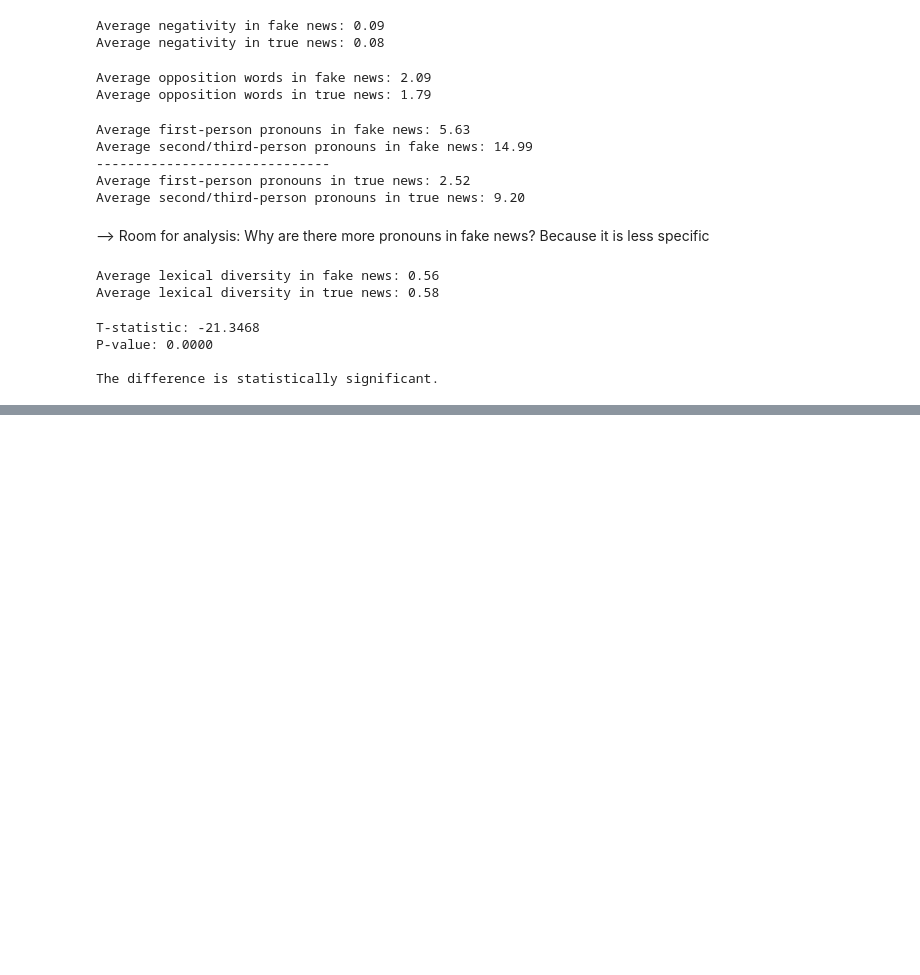
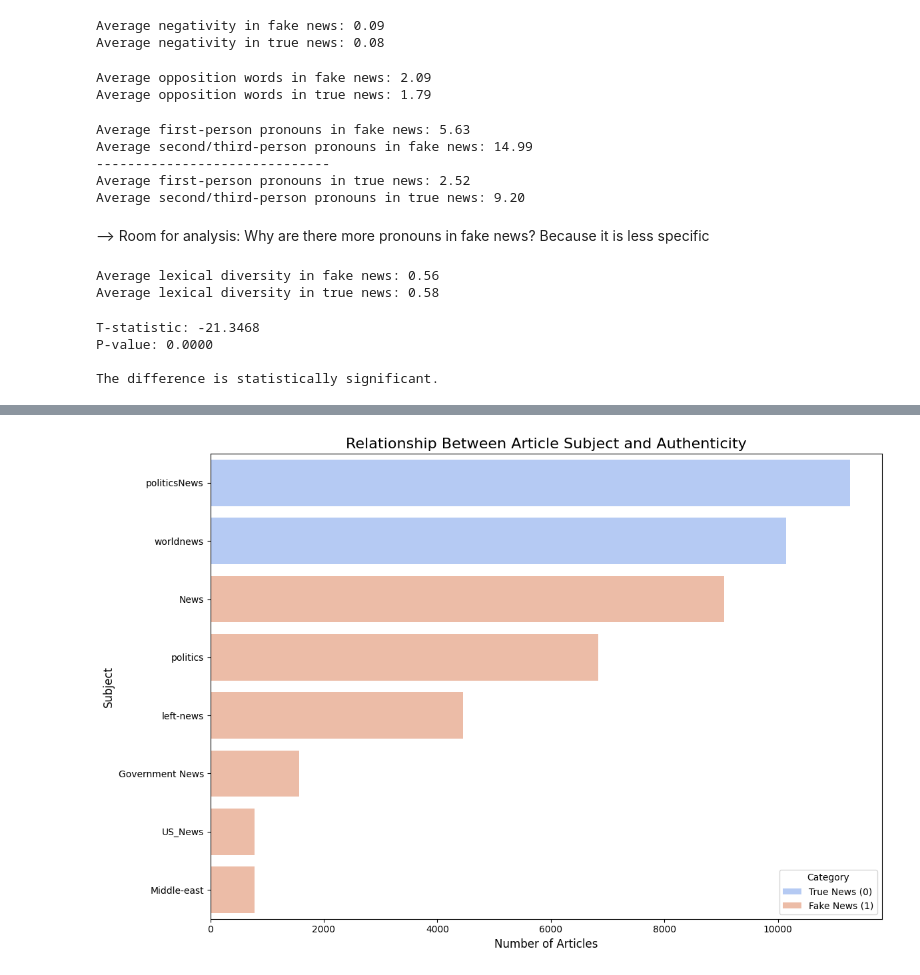
Before and after one commit to rhodemilk/fakeornah, a Jupyter notebook: FakeOrReal.ipynb, the cells around one changed output, grey strips where cells are left out. Drawn from its saved outputs; the diff is of its cells as text; code cells hidden in the pictures; blank space fills up the shorter version.

```diff
--- a/FakeOrReal.ipynb
+++ b/FakeOrReal.ipynb
@@ -251,0 +317,89 @@ The difference is statistically significant.
+# %%
+# --- Prepare a combined DataFrame for analysis ---
+# Create a target column 'is_fake' (1 for fake, 0 for true)
+df_fake['is_fake'] = 1
+df_true['is_fake'] = 0
+
+# Combine into a single DataFrame
+df_combined = pd.concat([df_fake, df_true], ignore_index=True)
+print(f"Combined DataFrame created with {len(df_combined)} total articles.")
+
+
+# =============================================================================
+# 2. ANALYSIS OF 'subject' (CATEGORICAL DATA)
+# =============================================================================
+print("\n--- Analyzing the 'subject' column ---")
+plt.figure(figsize=(12, 8))
+sns.countplot(y='subject', hue='is_fake', data=df_combined, palette='coolwarm', order=df_combined['subject'].value_counts().index)
+
+plt.title('Relationship Between Article Subject and Authenticity', fontsize=16)
+plt.xlabel('Number of Articles', fontsize=12)
+plt.ylabel('Subject', fontsize=12)
+plt.legend(title='Category', labels=['True News (0)', 'Fake News (1)'])
+plt.tight_layout()
+plt.show()
+
+
+# =============================================================================
+# 3. ANALYSIS OF 'date' (TIME-SERIES DATA)
+# =============================================================================
+print("\n--- Analyzing the 'date' column ---")
+# Ensure 'date' is a proper datetime object for time-series analysis
+df_combined['date'] = pd.to_datetime(df_combined['date'], errors='coerce')
+df_combined.dropna(subset=['date'], inplace=True)
+
+# Group data by month and count the number of fake vs. true articles
+df_plot = df_combined.set_index('date')
+fake_counts_by_month = df_plot[df_plot['is_fake'] == 1]['is_fake'].resample('M').size()
+true_counts_by_month = df_plot[df_plot['is_fake'] == 0]['is_fake'].resample('M').size()
+
+# Plot the time-series
+plt.figure(figsize=(15, 7))
+fake_counts_by_month.plot(label='Fake News', color='red', marker='o', linestyle='--')
+true_counts_by_month.plot(label='True News', color='blue', marker='o', linestyle='-')
+
+plt.title('Article Publication Trends Over Time', fontsize=16)
+plt.ylabel('Number of Articles Published', fontsize=12)
+plt.xlabel('Date', fontsize=12)
+plt.legend()
+plt.grid(True, which='both', linestyle='--', linewidth=0.5)
+plt.show()
+
+
+# =============================================================================
+# 4. ANALYSIS OF 'title' AND 'text' (VIA LENGTH)
+# =============================================================================
+print("\n--- Analyzing the 'title' and 'text' columns via character length ---")
+# Engineer features for the length of the title and text
+df_combined['title_length'] = df_combined['title'].str.len()
+df_combined['text_length'] = df_combined['text'].str.len()
+
+# Calculate the average lengths for fake vs. true news
+avg_title_length = df_combined.groupby('is_fake')['title_length'].mean()
+avg_text_length = df_combined.groupby('is_fake')['text_length'].mean()
+
+print("\nAverage Title Length:")
+print(avg_title_length.rename({0: 'True News', 1: 'Fake News'}))
+
+print("\nAverage Text Length (in characters):")
+print(avg_text_length.rename({0: 'True News', 1: 'Fake News'}))
+
+# Visualize the average lengths
+fig, (ax1, ax2) = plt.subplots(1, 2, figsize=(12, 5))
+fig.suptitle('Comparison of Average Lengths for Fake vs. True News', fontsize=16)
+
+# Plot for title length
+avg_title_length.plot(kind='bar', ax=ax1, color=['blue', 'red'])
+ax1.set_title('Average Title Length')
+ax1.set_ylabel('Number of Characters')
+ax1.set_xticklabels(['True News', 'Fake News'], rotation=0)
+
+# Plot for text length
+avg_text_length.plot(kind='bar', ax=ax2, color=['blue', 'red'])
+ax2.set_title('Average Text Length')
+ax2.set_ylabel('Number of Characters')
+ax2.set_xticklabels(['True News', 'Fake News'], rotation=0)
+
+plt.tight_layout(rect=[0, 0.03, 1, 0.95]) # Adjust layout to make space for suptitle
+plt.show()
+# %% [output]
@@ -251,0 +409 @@ The difference is statistically significant.
+[figure, added]
```
Also changed, not shown: parts of 4 cells of this notebook.
